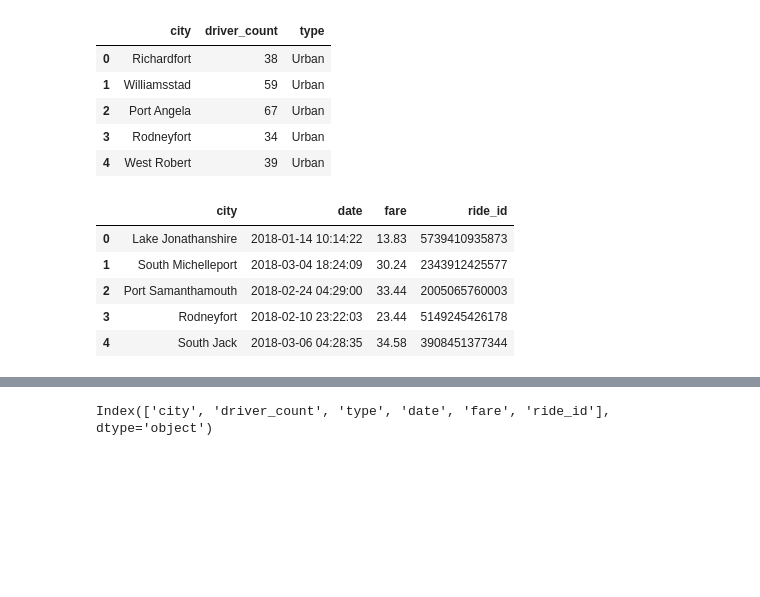
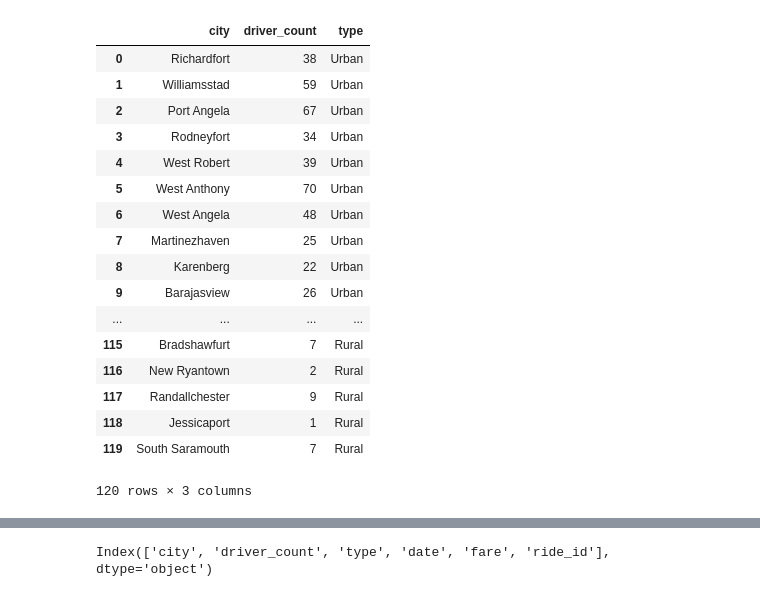
Before and after one commit to jgroth1/Plotting_data, a Jupyter notebook: Pyber/Pyber_analysis.ipynb, the cells around one changed output, grey strips where cells are left out. Cells and saved outputs as stored; diff of their text form; code cells hidden in the pictures; blank space fills up the shorter version.

```diff
--- a/Pyber/Pyber_analysis.ipynb
+++ b/Pyber/Pyber_analysis.ipynb
@@ -8,20 +8,23 @@ path_ride = 'raw_data/ride_data.csv'
 city_data_df = pd.read_csv(path_city)
 ride_data_df = pd.read_csv(path_ride)
 # %%
-city_data_df.head()
+city_data_df
 # %% [output]
 |  | city | driver_count | type |
 | 0 | Richardfort | 38 | Urban |
 | 1 | Williamsstad | 59 | Urban |
 | 2 | Port Angela | 67 | Urban |
 | 3 | Rodneyfort | 34 | Urban |
 | 4 | West Robert | 39 | Urban |
+| 5 | West Anthony | 70 | Urban |
+| 6 | West Angela | 48 | Urban |
+| 7 | Martinezhaven | 25 | Urban |
+| 8 | Karenberg | 22 | Urban |
+| 9 | Barajasview | 26 | Urban |
+| ... | ... | ... | ... |
+| 115 | Bradshawfurt | 7 | Rural |
+| 116 | New Ryantown | 2 | Rural |
+| 117 | Randallchester | 9 | Rural |
+| 118 | Jessicaport | 1 | Rural |
+| 119 | South Saramouth | 7 | Rural |
+120 rows × 3 columns
-# %%
-ride_data_df.head()
-# %% [output]
-|  | city | date | fare | ride_id |
-| 0 | Lake Jonathanshire | 2018-01-14 10:14:22 | 13.83 | 5739410935873 |
-| 1 | South Michelleport | 2018-03-04 18:24:09 | 30.24 | 2343912425577 |
-| 2 | Port Samanthamouth | 2018-02-24 04:29:00 | 33.44 | 2005065760003 |
-| 3 | Rodneyfort | 2018-02-10 23:22:03 | 23.44 | 5149245426178 |
-| 4 | South Jack | 2018-03-06 04:28:35 | 34.58 | 3908451377344 |
```
Also changed, not shown: parts of 10 cells of this notebook, 4 other files.
